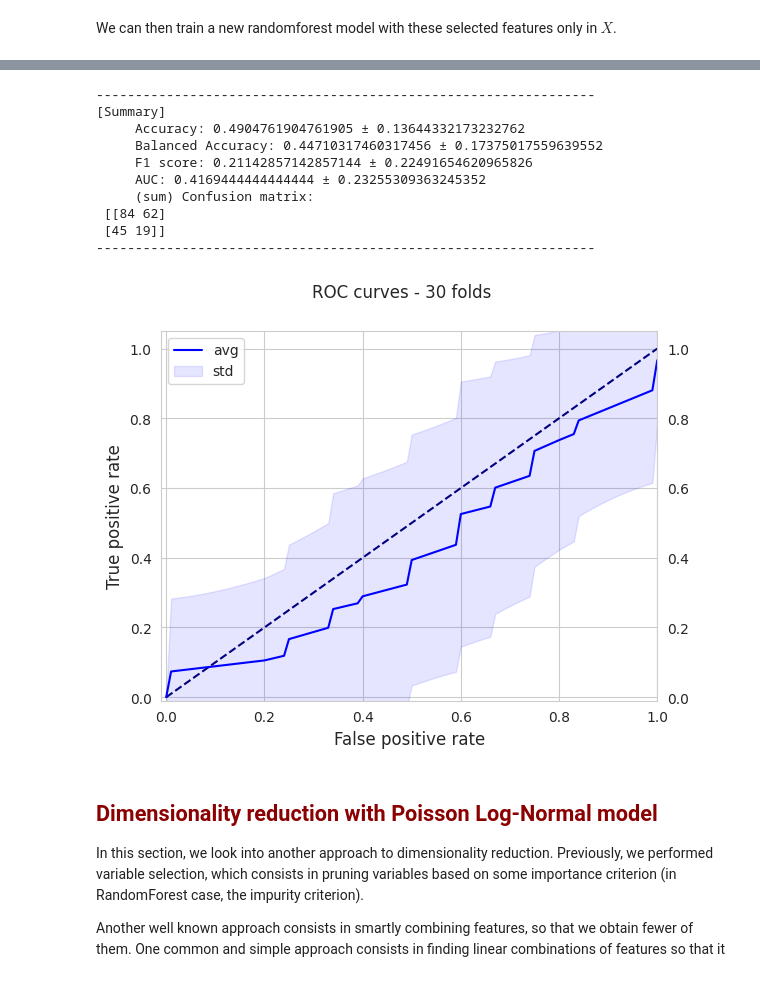
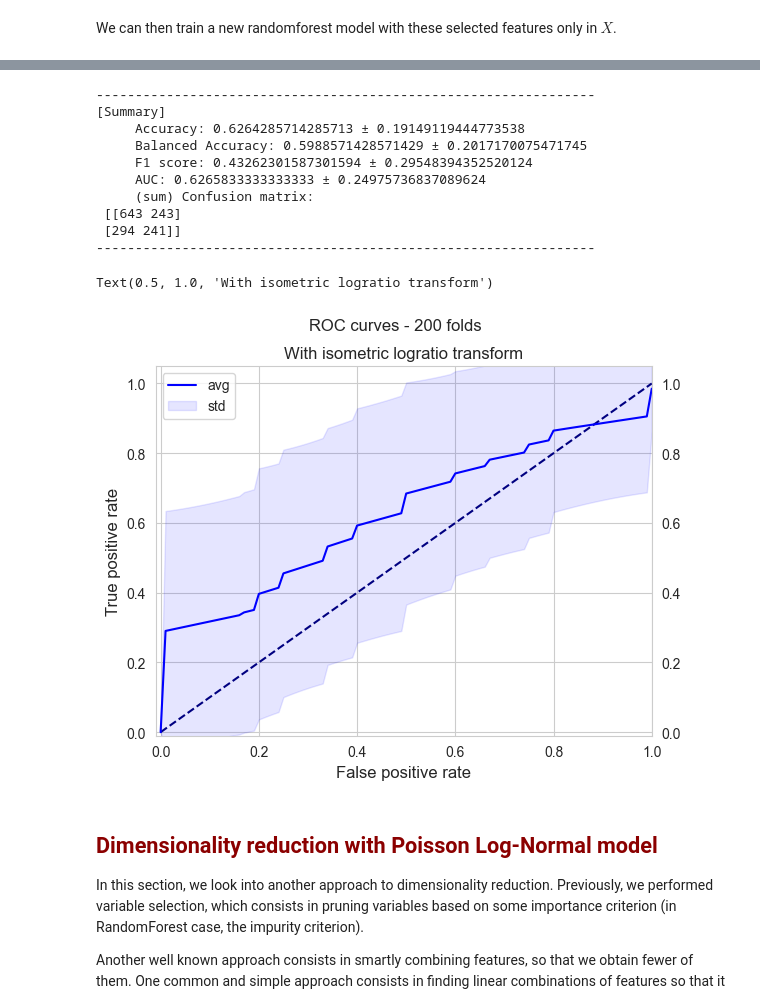
Before and after one commit to AlexandreChaussard/Stage-Microbiote, a Jupyter notebook: Summer school/Gut_Microbiota_visuals_supervised.ipynb, the cells around one changed output, grey strips where cells are left out. Saved outputs shown, nothing was run; the diff lists cells and outputs as text; code cells hidden in the pictures.

```diff
--- a/Summer school/Gut_Microbiota_visuals_supervised.ipynb
+++ b/Summer school/Gut_Microbiota_visuals_supervised.ipynb
@@ -981,7 +985,7 @@ from sklearn.metrics import balanced_accuracy_score, confusion_matrix, f1_score,
 import math
 from scipy import interp
 
-def evaluate(model, fold_print=False, print_roc=False, submodel_fun=None, return_scores=False, filter_features=None):
+def evaluate(model, X=X, fold_print=False, print_roc=False, submodel_fun=None, return_scores=False, filter_features=None):
     size = n_folds
     mean_accuracy = np.zeros(size)
     mean_balanced_accuracy = np.zeros(size)
@@ -1394,0 +1443,6 @@ For a simple introduction to XGBoost classifier, see https://xgboost.readthedocs
+# %%
+# Decide the precision we are going to work at
+precision_taxonomy = 3
+
+global_tree, abundance_trees = microbiota_abundance_trees(precision_max=precision_taxonomy)
+global_tree.plot(legend=False)
@@ -1394,0 +1451,16 @@ For a simple introduction to XGBoost classifier, see https://xgboost.readthedocs
+# %%
+X, y, bacteria_dic = extract_dataset(abundance_trees, precision=precision_taxonomy, bias=False, return_bacteria_nodes=True)
+
+# We compute some statistics on the features to remove those that dont seem relevant
+avg_abundance = X.mean(axis=0)
+count_presence = X.apply(lambda x: x != 0, axis=0).sum(axis=0)
+bacteria_info = pd.DataFrame()
+bacteria_info["name"] = [bacteria_dic[x + min(list(bacteria_dic.keys()))].name for x in X.columns]
+bacteria_info["avg_abundance"] = avg_abundance
+bacteria_info["count_presence"] = count_presence
+bacteria_info = bacteria_info.sort_values(by="count_presence")
+bacteria_info
+
+# We remove the features that we deem irrelevant from a statistical perspective, because they impact 1 individual or less
+X = X.drop(columns=bacteria_info[bacteria_info.count_presence <= 1].index)
+print(X.shape)
@@ -1394,0 +1479,8 @@ For a simple introduction to XGBoost classifier, see https://xgboost.readthedocs
+# %%
+from composition_stats import multiplicative_replacement
+from composition_stats import ilr
+
+X_raw = multiplicative_replacement(X.values, 1e-10)
+X_raw = ilr(X_raw)
+X_ilr = pd.DataFrame(index=X.index, data=X_raw)
+X_ilr.head(5)
@@ -1395,26 +1526,28 @@ For a simple introduction to XGBoost classifier, see https://xgboost.readthedocs
 # %%
 from sklearn.ensemble import GradientBoostingClassifier
 
 xgboost = GradientBoostingClassifier(
     learning_rate=1.2,
     n_estimators=10,
     max_depth=1,
     random_state=0
 )
 
-evaluate(xgboost, print_roc=True)
+evaluate(xgboost, X=X_ilr, print_roc=True)
+plt.title("With isometric logratio transform")
 # %% [output]
 ----------------------------------------------------------------
 [Summary]
-     Accuracy: 0.4904761904761905 ± 0.13644332173232762
-     Balanced Accuracy: 0.44710317460317456 ± 0.17375017559639552
-     F1 score: 0.21142857142857144 ± 0.22491654620965826
-     AUC: 0.4169444444444444 ± 0.23255309363245352
+     Accuracy: 0.6264285714285713 ± 0.19149119444773538
+     Balanced Accuracy: 0.5988571428571429 ± 0.2017170075471745
+     F1 score: 0.43262301587301594 ± 0.29548394352520124
+     AUC: 0.6265833333333333 ± 0.24975736837089624
      (sum) Confusion matrix:
- [[84 62]
- [45 19]]
+ [[643 243]
+ [294 241]]
 ----------------------------------------------------------------
+Text(0.5, 1.0, 'With isometric logratio transform')
-[figure, old version]
+[figure, new version]
 # %% [markdown]
 ## <font color=darkred> Dimensionality reduction with Poisson Log-Normal model </font>
 
```
Also changed, not shown: parts of 55 cells of this notebook, 1 other file.
